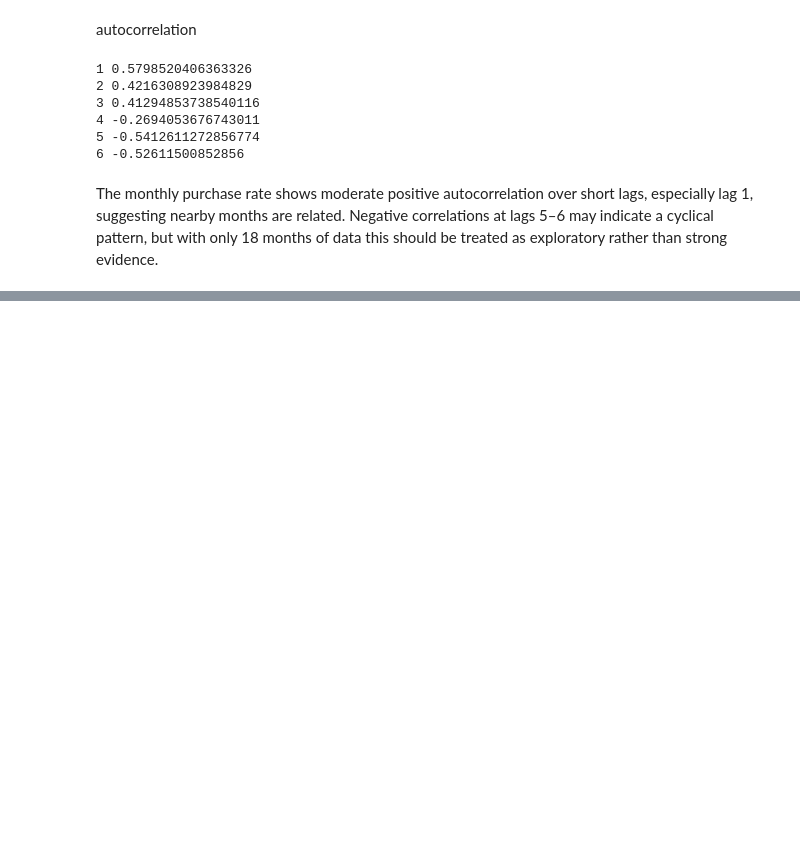
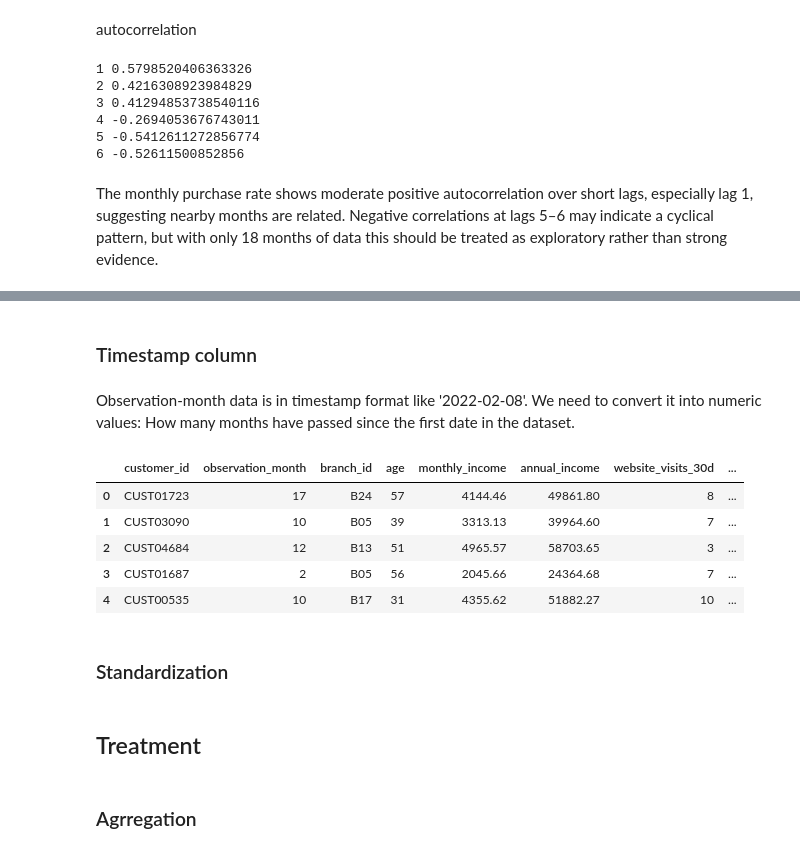
Before and after one commit to diyorarti/Learning_Data_Science, a Jupyter notebook: Statistics/3_Regression/Logistic_regression/Independence_Observations_Assumption.ipynb, the cells around one changed output, grey strips where cells are left out. Cells and saved outputs as stored; diff of their text form; code cells hidden in the pictures; blank space fills up the shorter version.

Commit message:
Independence of observations

```diff
--- a/Statistics/3_Regression/Logistic_regression/Independence_Observations_Assumption.ipynb
+++ b/Statistics/3_Regression/Logistic_regression/Independence_Observations_Assumption.ipynb
@@ -510,0 +499,9 @@ The monthly purchase rate shows moderate positive autocorrelation over short lag
+# %%
+education_level_mapping = {
+    "High School":1,
+    "Bachelor":2,
+    "Master":3,
+    "PhD":4
+}
+df_clean['education_level'] = df_clean['education_level'].map(education_level_mapping)
+df_clean.head()
@@ -510,0 +515,4 @@ The monthly purchase rate shows moderate positive autocorrelation over short lag
+# %%
+dropping_columns = ['device_type', 'region', 'app_theme', 'marketing_channel']
+
+df_clean = df_clean.drop(columns=dropping_columns)
@@ -510,0 +528,28 @@ The monthly purchase rate shows moderate positive autocorrelation over short lag
+# %% [markdown]
+### Timestamp column
+# %% [markdown]
+Observation-month data is  in timestamp format like '2022-02-08'. We need to convert it into numeric values: How many months have passed since the first date in the dataset.
+# %%
+df_clean['observation_month'] = pd.to_datetime(
+    df_clean['observation_month']
+)
+
+# getting the start date of data
+start_date = df_clean['observation_month'].min()
+
+# calculating
+df_clean['observation_month'] = (
+    (df_clean['observation_month'].dt.year - start_date.year) * 12
+    +
+    (df_clean['observation_month'].dt.month - start_date.month)
+)
+df_clean.head()
+# %% [output]
+|  | customer_id | observation_month | branch_id | age | monthly_income | annual_income | website_visits_30d | ... |
+| 0 | CUST01723 | 17 | B24 | 57 | 4144.46 | 49861.80 | 8 | ... |
+| 1 | CUST03090 | 10 | B05 | 39 | 3313.13 | 39964.60 | 7 | ... |
+| 2 | CUST04684 | 12 | B13 | 51 | 4965.57 | 58703.65 | 3 | ... |
+| 3 | CUST01687 | 2 | B05 | 56 | 2045.66 | 24364.68 | 7 | ... |
+| 4 | CUST00535 | 10 | B17 | 31 | 4355.62 | 51882.27 | 10 | ... |
+# %% [markdown]
+### Standardization
@@ -510,0 +569,4 @@ The monthly purchase rate shows moderate positive autocorrelation over short lag
+# %% [markdown]
+## Treatment
+# %% [markdown]
+### Agrregation
```
Also changed, not shown: parts of 35 cells of this notebook, 1 other file.
